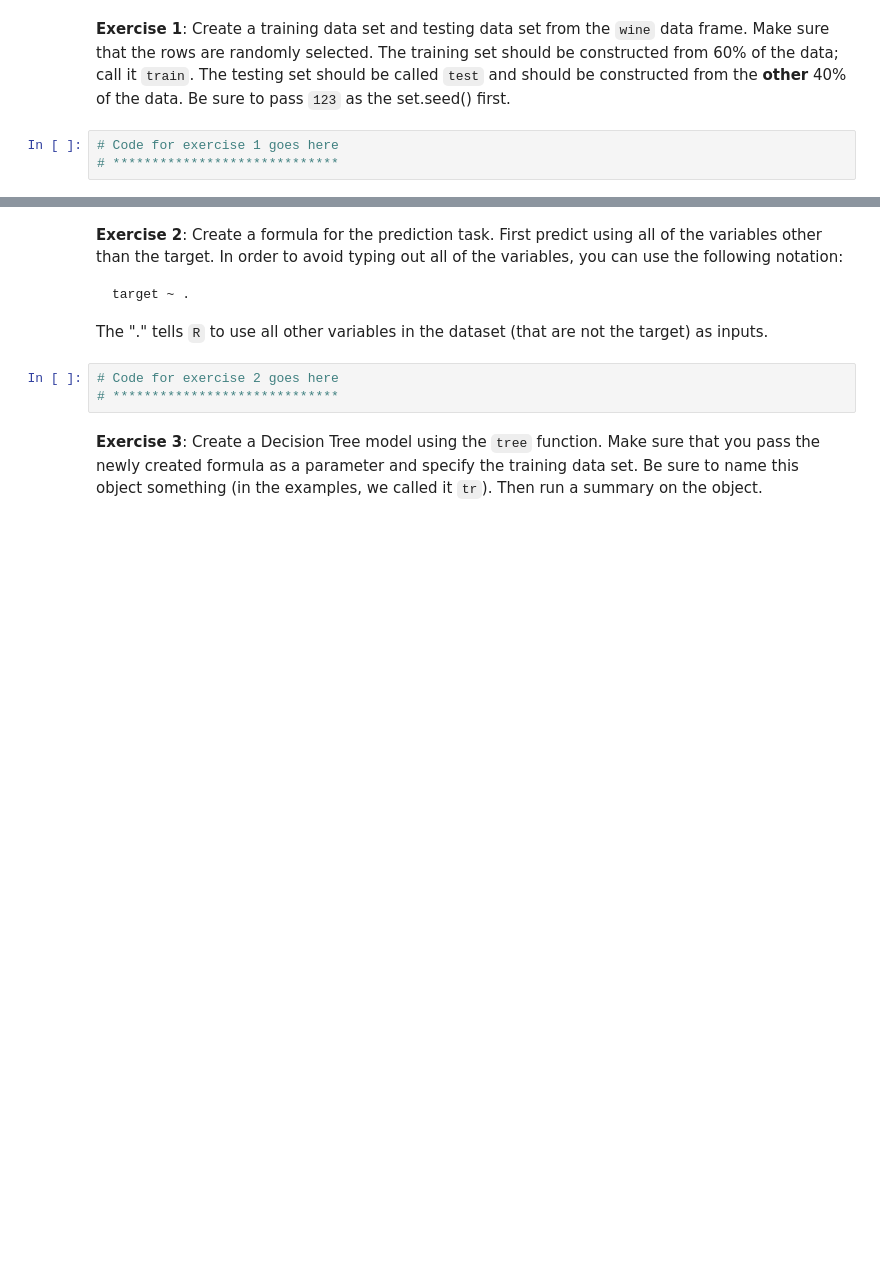
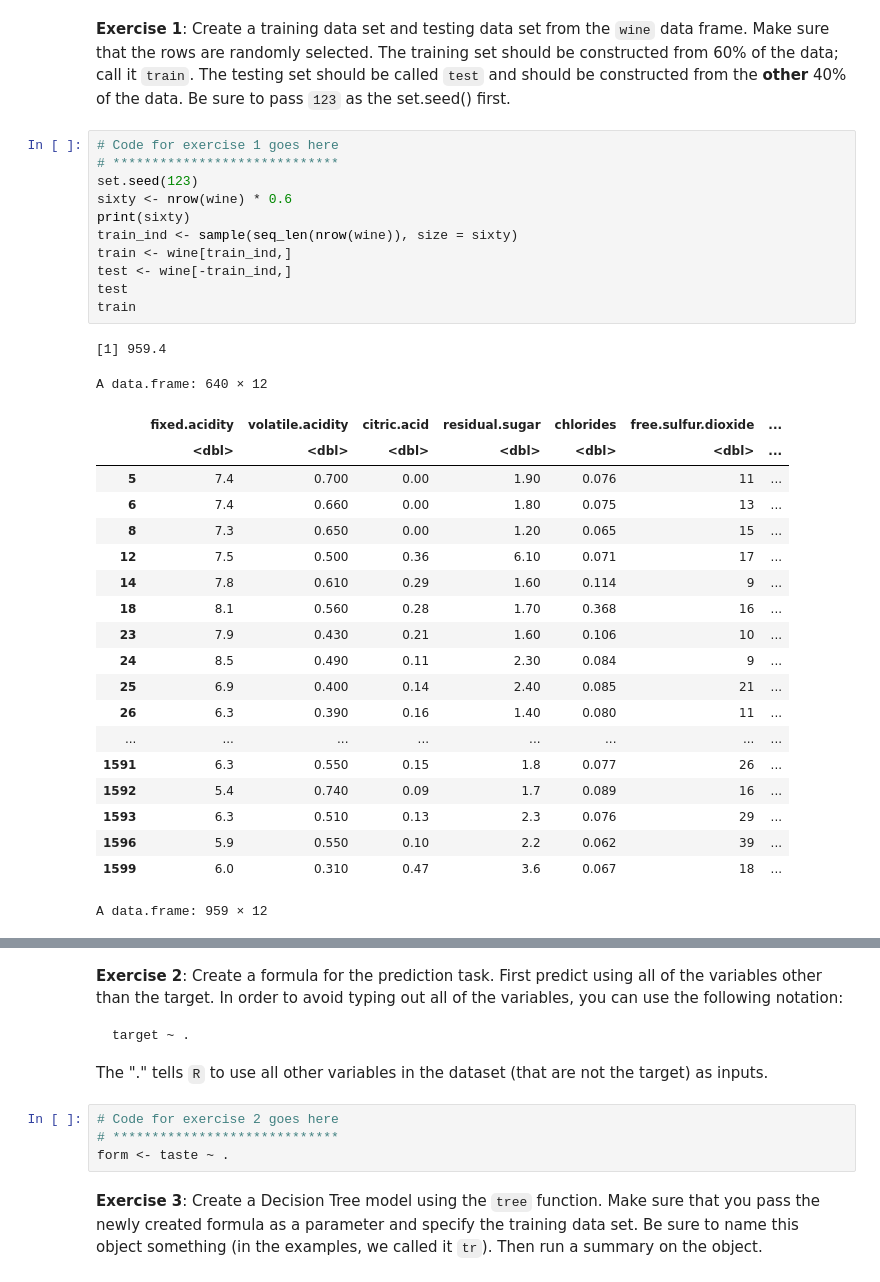
Before and after one commit to may96cc/f21dsa7010, a Jupyter notebook: modules/module6/exercises/ml_exercises_r.ipynb, the cells around one changed output, grey strips where cells are left out. Drawn from its saved outputs; the diff is of its cells as text; blank space fills up the shorter version.

```diff
--- a/modules/module6/exercises/ml_exercises_r.ipynb
+++ b/modules/module6/exercises/ml_exercises_r.ipynb
@@ -37,6 +57,36 @@ wine$taste <- as.factor(wine$taste)
 wine <- wine[,-12]
 # %% [markdown]
 **Exercise 1**: Create a training data set and testing data set from the `wine` data frame. Make sure that the rows are randomly selected. The training set should be constructed from 60% of the data; call it `train`. The testing set should be called `test` and should be constructed from the **other** 40% of the data. Be sure to pass `123` as the set.seed() first.
-# %%
-# Code for exercise 1 goes here
-# *****************************
+# %%
+# Code for exercise 1 goes here
+# *****************************
+set.seed(123)
+sixty <- nrow(wine) * 0.6
+print(sixty)
+train_ind <- sample(seq_len(nrow(wine)), size = sixty)
+train <- wine[train_ind,]
+test <- wine[-train_ind,]
+test
+train
+# %% [output]
+[1] 959.4
+A data.frame: 640 × 12
+|  | fixed.acidity | volatile.acidity | citric.acid | residual.sugar | chlorides | free.sulfur.dioxide | ... |
+|  | <dbl> | <dbl> | <dbl> | <dbl> | <dbl> | <dbl> | ... |
+| 5 | 7.4 | 0.700 | 0.00 | 1.90 | 0.076 | 11 | ... |
+| 6 | 7.4 | 0.660 | 0.00 | 1.80 | 0.075 | 13 | ... |
+| 8 | 7.3 | 0.650 | 0.00 | 1.20 | 0.065 | 15 | ... |
+| 12 | 7.5 | 0.500 | 0.36 | 6.10 | 0.071 | 17 | ... |
+| 14 | 7.8 | 0.610 | 0.29 | 1.60 | 0.114 | 9 | ... |
+| 18 | 8.1 | 0.560 | 0.28 | 1.70 | 0.368 | 16 | ... |
+| 23 | 7.9 | 0.430 | 0.21 | 1.60 | 0.106 | 10 | ... |
+| 24 | 8.5 | 0.490 | 0.11 | 2.30 | 0.084 | 9 | ... |
+| 25 | 6.9 | 0.400 | 0.14 | 2.40 | 0.085 | 21 | ... |
+| 26 | 6.3 | 0.390 | 0.16 | 1.40 | 0.080 | 11 | ... |
+| ... | ... | ... | ... | ... | ... | ... | ... |
+| 1591 | 6.3 | 0.550 | 0.15 | 1.8 | 0.077 | 26 | ... |
+| 1592 | 5.4 | 0.740 | 0.09 | 1.7 | 0.089 | 16 | ... |
+| 1593 | 6.3 | 0.510 | 0.13 | 2.3 | 0.076 | 29 | ... |
+| 1596 | 5.9 | 0.550 | 0.10 | 2.2 | 0.062 | 39 | ... |
+| 1599 | 6.0 | 0.310 | 0.47 | 3.6 | 0.067 | 18 | ... |
+A data.frame: 959 × 12
@@ -51,6 +119,7 @@ The "." tells `R` to use all other variables in the dataset (that are not the ta
 # %%
 # Code for exercise 2 goes here
 # *****************************
+form <- taste ~ .
 # %% [markdown]
 **Exercise 3**: Create a Decision Tree model using the `tree` function. Make sure that you pass the newly created formula as a parameter and specify the training data set. Be sure to name this object something (in the examples, we called it `tr`). Then run a summary on the object.
 # %%
```
Also changed, not shown: parts of 12 cells of this notebook.
